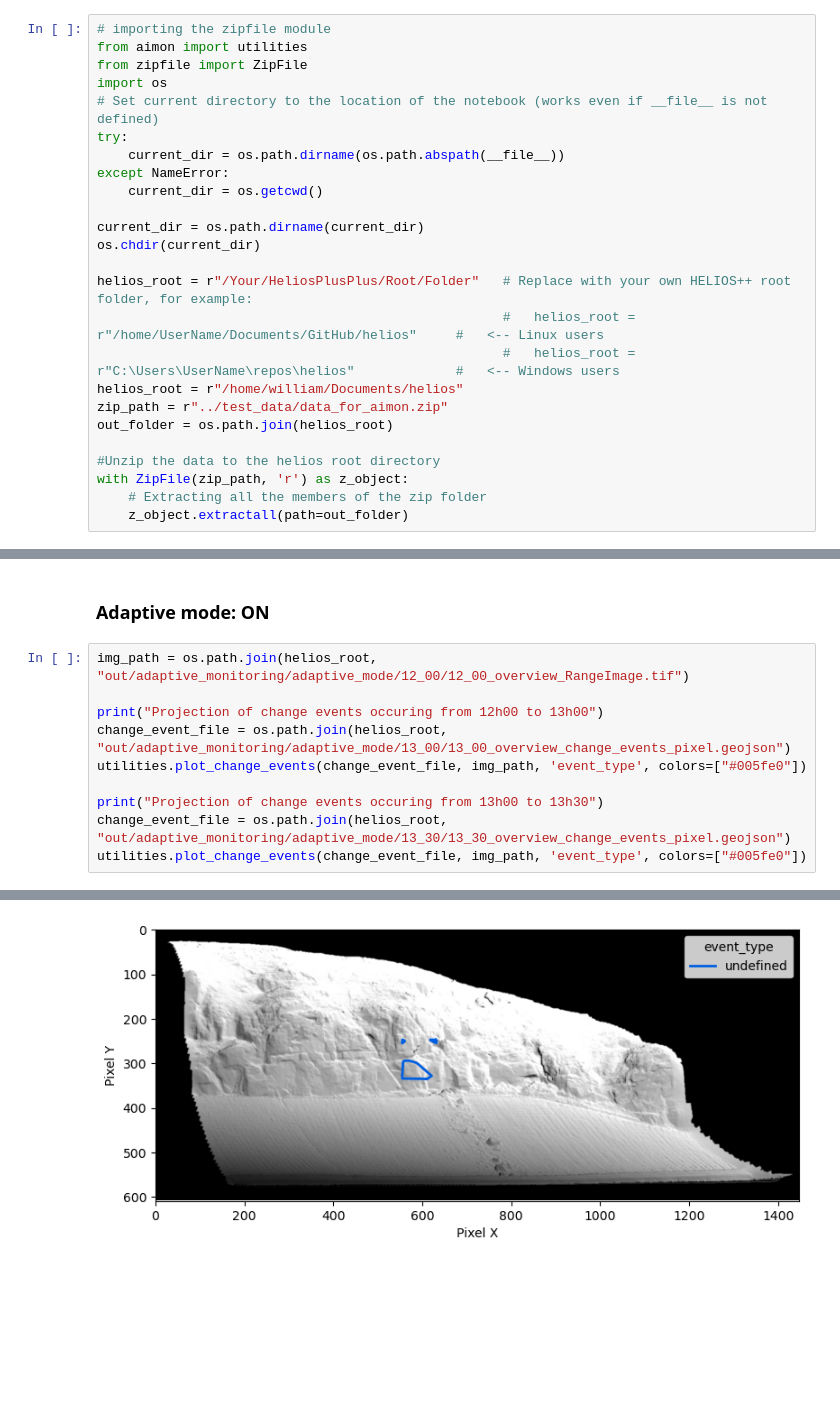
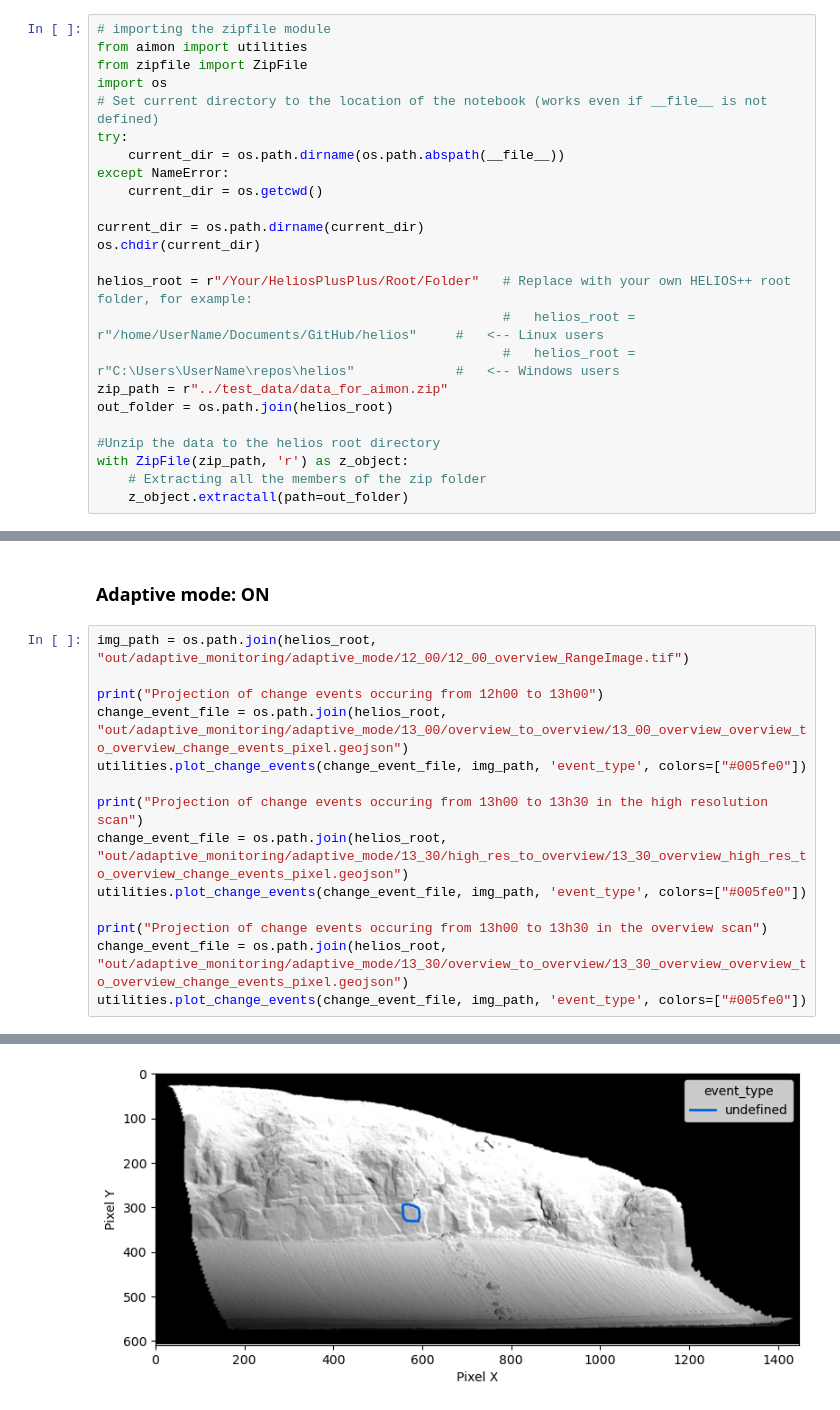
Before and after one commit to 3dgeo-heidelberg/AImon, a Jupyter notebook: docs/jupyter/adaptive_monitoring.ipynb, the cells around one changed output, grey strips where cells are left out. Drawn from its saved outputs; the diff is of its cells as text; blank space fills up the shorter version.

Commit message:
Reomve old path, generate relevant plots

```diff
--- a/docs/jupyter/adaptive_monitoring.ipynb
+++ b/docs/jupyter/adaptive_monitoring.ipynb
@@ -54,7 +54,6 @@ os.chdir(current_dir)
 helios_root = r"/Your/HeliosPlusPlus/Root/Folder"   # Replace with your own HELIOS++ root folder, for example:
                                                     #   helios_root = r"/home/UserName/Documents/GitHub/helios"     #   <-- Linux users
                                                     #   helios_root = r"C:\Users\UserName\repos\helios"             #   <-- Windows users
-helios_root = r"/home/william/Documents/helios"
 zip_path = r"../test_data/data_for_aimon.zip"
 out_folder = os.path.join(helios_root)
 
@@ -227,12 +228,16 @@ Projection of change events occuring from 13h00 to 14h00
 img_path = os.path.join(helios_root, "out/adaptive_monitoring/adaptive_mode/12_00/12_00_overview_RangeImage.tif")
 
 print("Projection of change events occuring from 12h00 to 13h00")
-change_event_file = os.path.join(helios_root, "out/adaptive_monitoring/adaptive_mode/13_00/13_00_overview_change_events_pixel.geojson")
+change_event_file = os.path.join(helios_root, "out/adaptive_monitoring/adaptive_mode/13_00/overview_to_overview/13_00_overview_overview_to_overview_change_events_pixel.geojson")
 utilities.plot_change_events(change_event_file, img_path, 'event_type', colors=["#005fe0"])
 
-print("Projection of change events occuring from 13h00 to 13h30")
-change_event_file = os.path.join(helios_root, "out/adaptive_monitoring/adaptive_mode/13_30/13_30_overview_change_events_pixel.geojson")
+print("Projection of change events occuring from 13h00 to 13h30 in the high resolution scan")
+change_event_file = os.path.join(helios_root, "out/adaptive_monitoring/adaptive_mode/13_30/high_res_to_overview/13_30_overview_high_res_to_overview_change_events_pixel.geojson")
 utilities.plot_change_events(change_event_file, img_path, 'event_type', colors=["#005fe0"])
+
+print("Projection of change events occuring from 13h00 to 13h30 in the overview scan")
+change_event_file = os.path.join(helios_root, "out/adaptive_monitoring/adaptive_mode/13_30/overview_to_overview/13_30_overview_overview_to_overview_change_events_pixel.geojson")
+utilities.plot_change_events(change_event_file, img_path, 'event_type', colors=["#005fe0"])
 # %% [output]
 Projection of change events occuring from 12h00 to 13h00
 [figure]
@@ -240 +245 @@ Projection of change events occuring from 13h00 to 13h30
-[figure, old version]
+[figure, new version]
```
Also changed, not shown: parts of 3 cells of this notebook.
